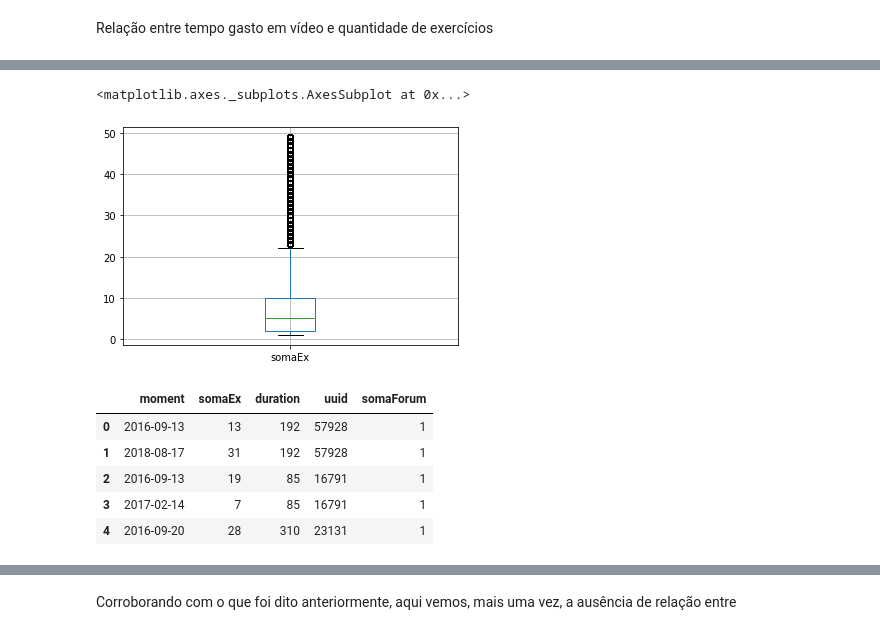
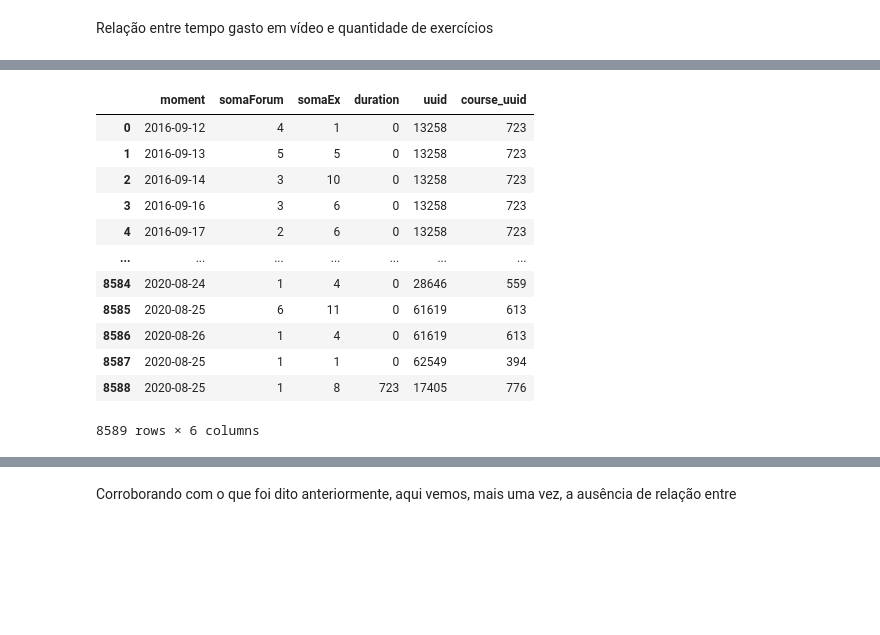
Before and after one commit to jo-nsc/distance-education-2020, a Jupyter notebook: analise_perfil_alunos.ipynb, the cells around one changed output, grey strips where cells are left out. Cells and saved outputs as stored; diff of their text form; code cells hidden in the pictures; blank space fills up the shorter version.

```diff
--- a/analise_perfil_alunos.ipynb
+++ b/analise_perfil_alunos.ipynb
@@ -140,5 +148,5 @@ logsEx.head()
 # %%
-teste = logsForum.merge(logsEx, left_on=['user_uuid','moment'], right_on=['user_uuid','moment'])
-teste = teste[(teste['somaEx'] < 300)]
-teste.head()
+forumEx = logsForum.merge(logsEx, left_on=['user_uuid','moment'], right_on=['user_uuid','moment'])
+forumEx = forumEx[(forumEx['somaEx'] < 300)]
+forumEx.head
 # %% [output]
@@ -269,18 +260,20 @@ tasksEx.boxplot(column='duration',return_type='axes')
-# %%
-tasksEx = tasksEx[tasksEx['somaEx'] < 50]
-tasksEx.boxplot(column='somaEx',return_type='axes')
-# %% [output]
-<matplotlib.axes._subplots.AxesSubplot at 0x...>
-[figure, removed]
 # %%
-tasksForumEx = tasksEx.merge(logsForum,left_on=['uuid','moment'],right_on=['user_uuid','moment'])
-tasksForumEx.drop(['user_uuid'],axis=1,inplace=True)
+tasksForumEx = forumEx.merge(tasks,left_on=['user_uuid'],right_on=['uuid'])
+tasksForumEx.drop(['user_uuid','kind','status','createdAt'],axis=1,inplace=True)
+tasksForumEx.drop_duplicates(subset=['uuid','moment'],inplace=True)
 # %%
-tasksForumEx.head()
+tasksForumEx
 # %% [output]
-|  | moment | somaEx | duration | uuid | somaForum |
-| 0 | 2016-09-13 | 13 | 192 | 57928 | 1 |
-| 1 | 2018-08-17 | 31 | 192 | 57928 | 1 |
-| 2 | 2016-09-13 | 19 | 85 | 16791 | 1 |
-| 3 | 2017-02-14 | 7 | 85 | 16791 | 1 |
-| 4 | 2016-09-20 | 28 | 310 | 23131 | 1 |
+|  | moment | somaForum | somaEx | duration | uuid | course_uuid |
+| 0 | 2016-09-12 | 4 | 1 | 0 | 13258 | 723 |
+| 1 | 2016-09-13 | 5 | 5 | 0 | 13258 | 723 |
+| 2 | 2016-09-14 | 3 | 10 | 0 | 13258 | 723 |
+| 3 | 2016-09-16 | 3 | 6 | 0 | 13258 | 723 |
+| 4 | 2016-09-17 | 2 | 6 | 0 | 13258 | 723 |
+| ... | ... | ... | ... | ... | ... | ... |
+| 8584 | 2020-08-24 | 1 | 4 | 0 | 28646 | 559 |
+| 8585 | 2020-08-25 | 6 | 11 | 0 | 61619 | 613 |
+| 8586 | 2020-08-26 | 1 | 4 | 0 | 61619 | 613 |
+| 8587 | 2020-08-25 | 1 | 1 | 0 | 62549 | 394 |
+| 8588 | 2020-08-25 | 1 | 8 | 723 | 17405 | 776 |
+8589 rows × 6 columns
```
Also changed, not shown: parts of 36 cells of this notebook.
